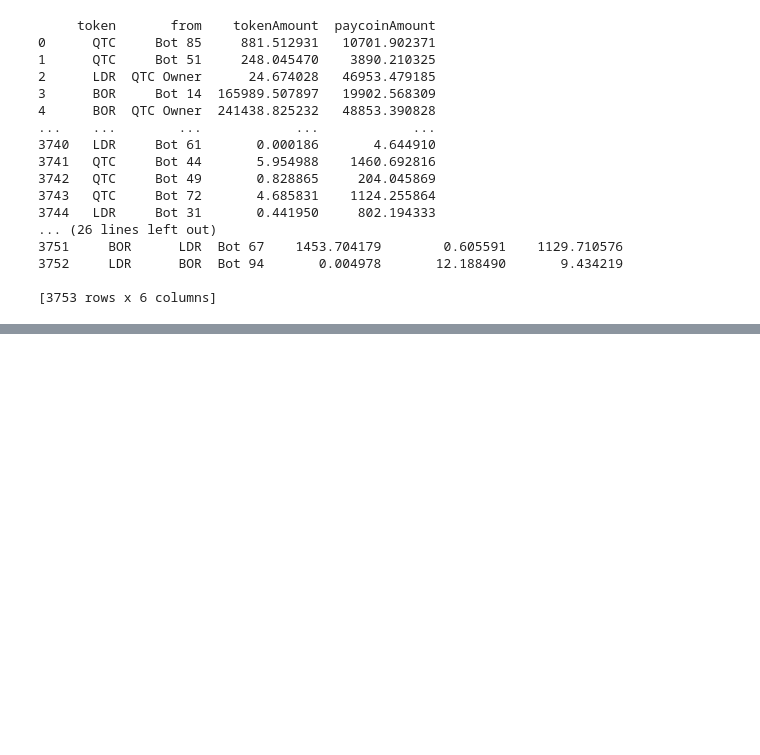
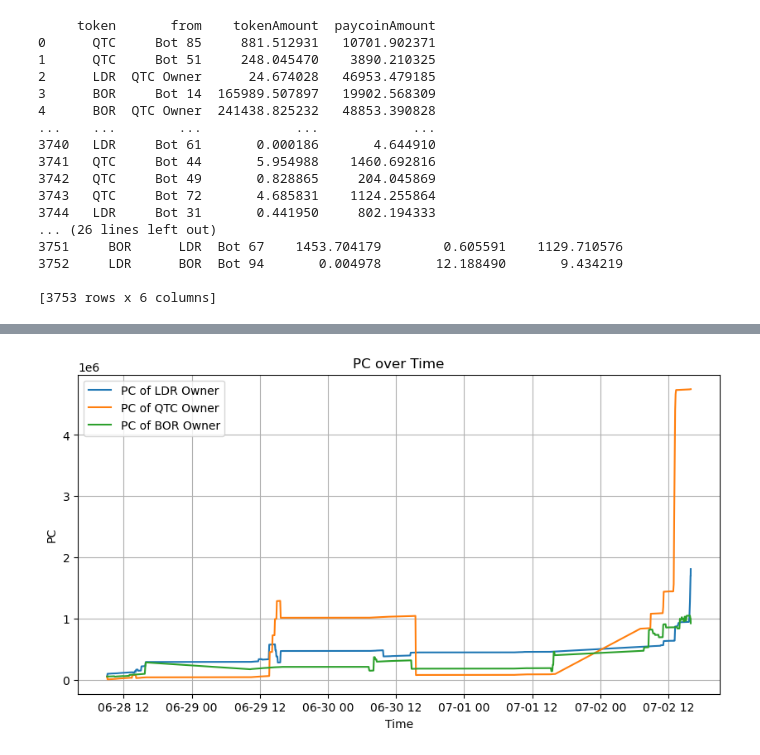
Before and after one commit to Cr3sp1/BlockTrading, a Jupyter notebook: DataAnalysis.ipynb, the cells around one changed output, grey strips where cells are left out. Cells and saved outputs as stored; diff of their text form; code cells hidden in the pictures; blank space fills up the shorter version.

```diff
--- a/DataAnalysis.ipynb
+++ b/DataAnalysis.ipynb
@@ -174,0 +193,13 @@ fees_df.to_csv('DATA/fees_data.csv', index=False)
+# %%
+plt.figure(figsize=(10, 5))
+plt.plot(hist_df['Time'], hist_df['PC of LDR Owner'], label='PC of LDR Owner')
+plt.plot(hist_df['Time'], hist_df['PC of QTC Owner'], label='PC of QTC Owner')
+plt.plot(hist_df['Time'], hist_df['PC of BOR Owner'], label='PC of BOR Owner')
+plt.xlabel('Time')
+plt.ylabel('PC')
+plt.title('PC over Time')
+plt.grid(True)
+plt.legend()
+plt.show()
+# %% [output]
+[figure, added]
```
Also changed, not shown: parts of 20 cells of this notebook, 10 other files.
